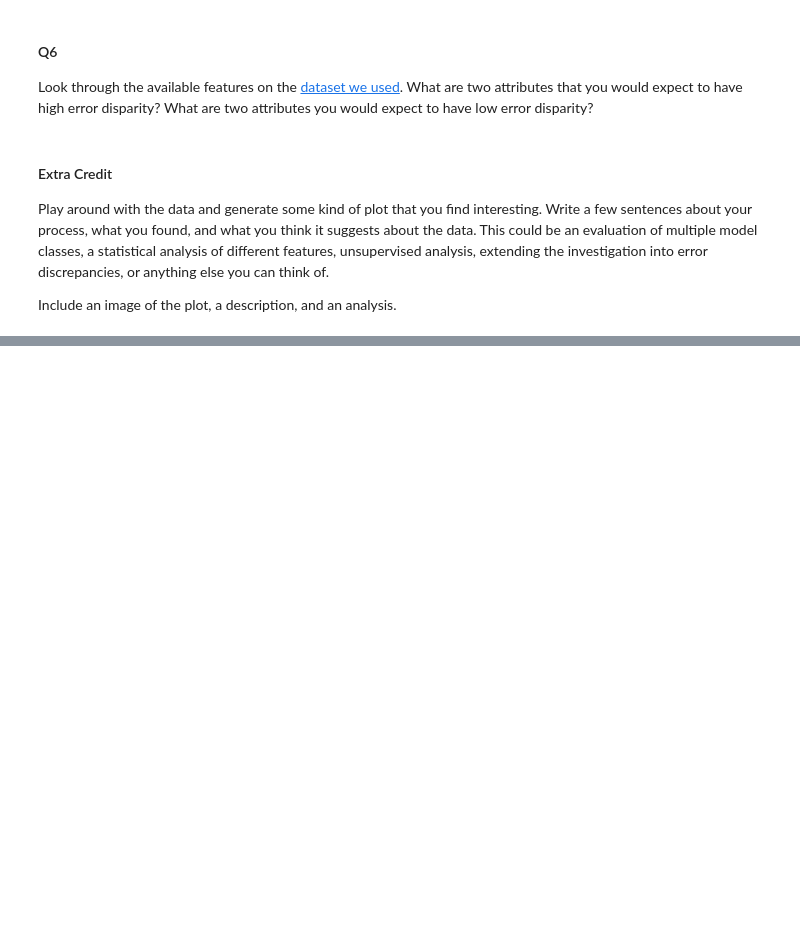
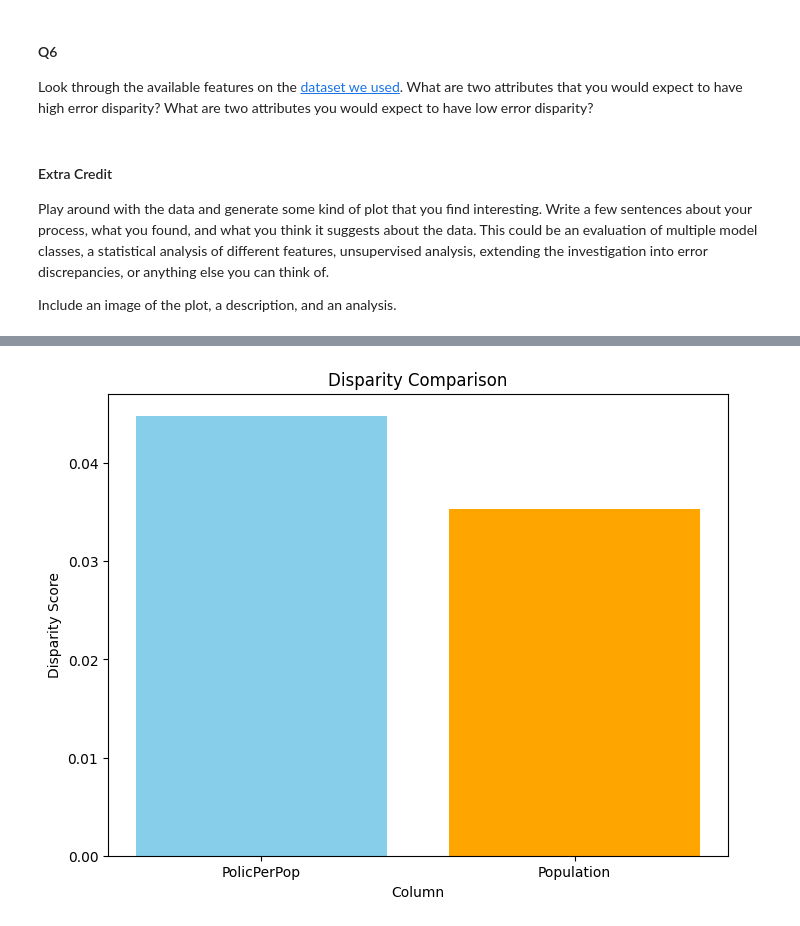
Before and after one commit to kitehtr/cse146-lab, a Jupyter notebook: assignments/LAB1/assignment.ipynb, the cells around one changed output, grey strips where cells are left out. Saved outputs shown, nothing was run; the diff lists cells and outputs as text; code cells hidden in the pictures; blank space fills up the shorter version.

```diff
--- a/assignments/LAB1/assignment.ipynb
+++ b/assignments/LAB1/assignment.ipynb
@@ -750,21 +1026,3 @@ If any FNR/FPR computation will return in a division by zero,
 use `nunmpy.nan` instead.
 
 You may find the [sklearn.metrics.confusion_matrix](https://scikit-learn.org/stable/modules/generated/sklearn.metrics.confusion_matrix.html) function useful here.
-# %%
-def compute_confusion_disparity(frame, column_name, label_column_name):
-    """
-    Compute the FNR and FPR disparities for a specific column in a DataFrame.
-
-    Returns:
-        The FNR disparity for the specified column.
-        The FPR disparity for the specified column.
-    """
-
-    return NotImplemented, NotImplemented
-
-fnr_disparity, fpr_disparity = compute_confusion_disparity(communities_data, 'population', 'ViolentCrimesPerPop')
-if (fnr_disparity is NotImplemented):
-    print("Function not implemented.")
-else:
-    print("FNR disparity on the population column: %0.4f." % (fnr_disparity))
-    print("FPR disparity on the population column: %0.4f." % (fpr_disparity))
@@ -862,3 +1229,66 @@ extending the investigation into error discrepancies,
 or anything else you can think of.
 
 Include an image of the plot, a description, and an analysis.
+# %%
+import matplotlib.pyplot as plt
+
+def compute_disparity(frame, column_name, label_column_name):
+    """
+    Compute the disparity for a specific column in a DataFrame.
+
+    Returns:
+        The disparity for the specified column.
+    """
+    column = frame[column_name]
+
+    mean = column.mean()
+
+    column_less, column_more = split_on_column(frame, column_name, mean)
+
+    label_less =  frame.loc[column_less.index, label_column_name]
+    label_more = frame.loc[column_more.index, label_column_name]
+
+    less_X_train, less_X_test, less_Y_train, less_Y_test = split_data(column_less, label_less, int(len(column_less)/2))
+    more_X_train, more_X_test, more_Y_train, more_Y_test = split_data(column_more, label_more, int(len(column_more)/2))
+
+    if(label_column_name in less_X_train):
+        less_X_train = less_X_train.drop(label_column_name, axis=1)
+    if(label_column_name in less_X_test):
+        less_X_test = less_X_test.drop(label_column_name, axis=1)
+    if(label_column_name in more_X_train):
+        more_X_train = more_X_train.drop(label_column_name, axis=1)
+    if(label_column_name in more_X_test):
+        more_X_test = more_X_test.drop(label_column_name, axis=1)
+
+    if (len(less_Y_train.unique()) == 1):
+        Less_model_score = sklearn.metrics.accuracy_score(less_Y_test, less_Y_train)
+    else:
+        less_model = get_trained_lr(less_X_train, less_Y_train)
+        Less_model_score = less_model.score(less_X_test, less_Y_test)
+
+    if (len(more_Y_train.unique()) == 1):
+        More_model_score = sklearn.metrics.accuracy_score(more_Y_test, more_Y_train)
+    else:
+        more_model = get_trained_lr(more_X_train, more_Y_train)
+        More_model_score = more_model.score(more_X_test, more_Y_test)
+
+    Less_model_error = 1 - Less_model_score
+    More_model_error = 1 - More_model_score
+
+    Score =  abs(More_model_error - Less_model_error)
+
+    return Score
+
+disparity_polic = compute_disparity(communities_data, 'PolicPerPop', 'ViolentCrimesPerPop')
+disparity_population = compute_disparity(communities_data, 'population', 'ViolentCrimesPerPop')
+
+print("Disparity on the Policing column: %0.4f." % disparity_polic)
+print("Disparity on the Population column: %0.4f." % disparity_population)
+
+plt.figure(figsize=(8, 6))
+plt.bar(["PolicPerPop", "Population"], [disparity_polic, disparity_population], color=['skyblue', 'orange'])
+plt.title('Disparity Comparison')
+plt.xlabel('Column')
+plt.ylabel('Disparity Score')
+plt.show()
+# %% [output]
@@ -864,0 +1297 @@ Include an image of the plot, a description, and an analysis.
+[figure, added]
```
Also changed, not shown: parts of 23 cells of this notebook.
